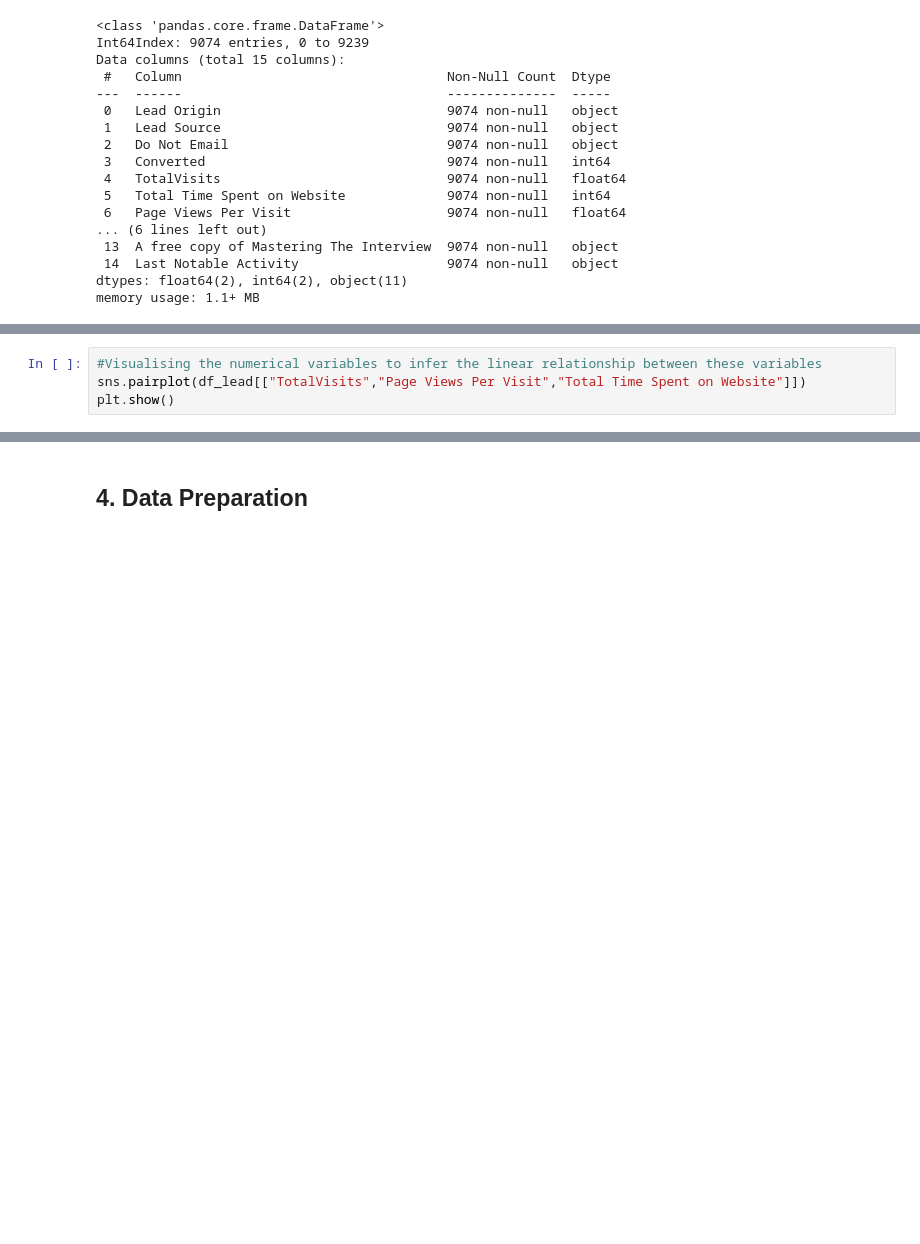
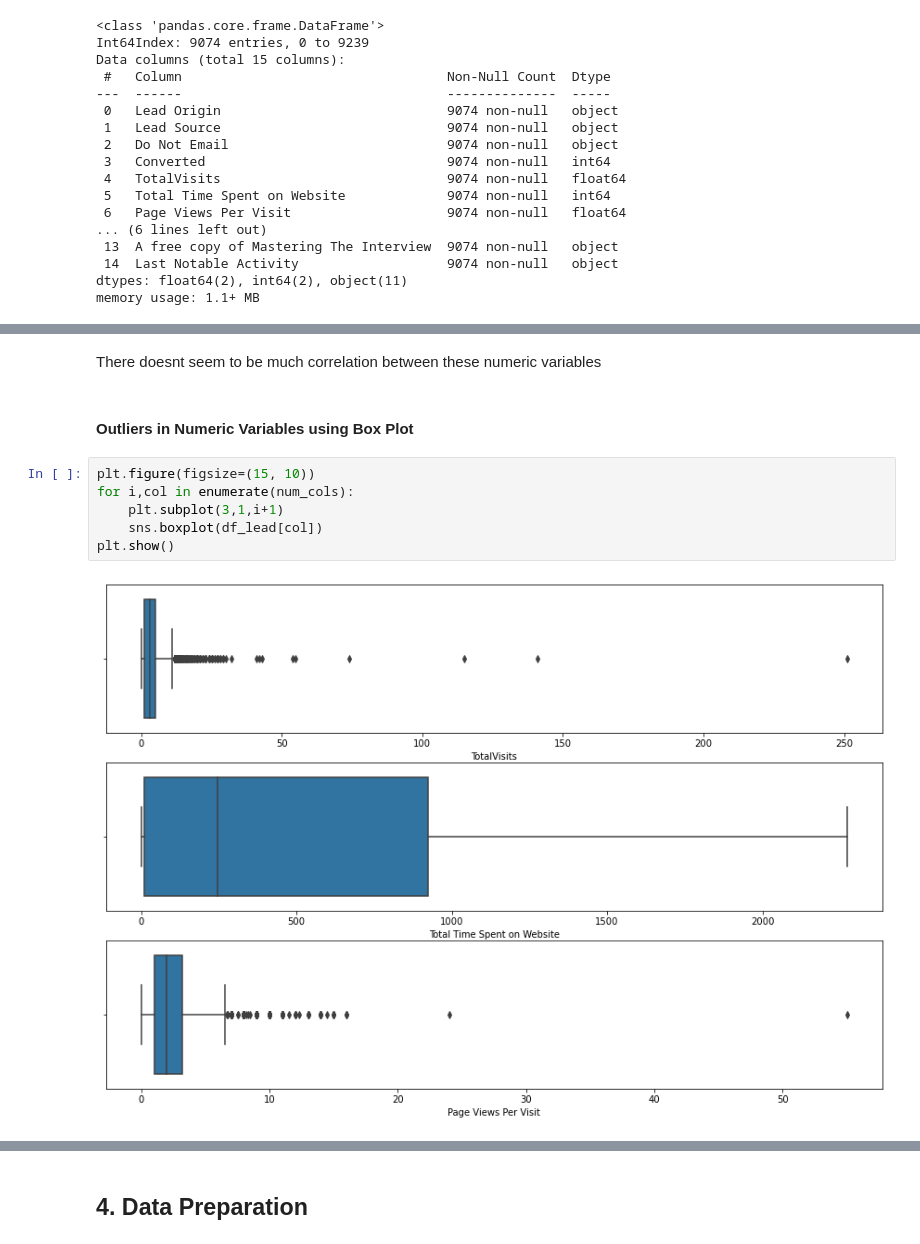
Before and after one commit to aparnakishan/XEducationLeadScore, a Jupyter notebook: LeadScoreXEduCaseStudy.ipynb, the cells around one changed output, grey strips where cells are left out. Cells and saved outputs as stored; diff of their text form; blank space fills up the shorter version.

```diff
--- a/LeadScoreXEduCaseStudy.ipynb
+++ b/LeadScoreXEduCaseStudy.ipynb
@@ -705,4 +693,12 @@ ValueError: Could not interpret input 'Do Not Call'
-# %%
-#Visualising the numerical variables to infer the linear relationship between these variables
-sns.pairplot(df_lead[["TotalVisits","Page Views Per Visit","Total Time Spent on Website"]])
-plt.show()
+# %% [markdown]
+There doesnt seem to be much correlation between these numeric variables
+# %% [markdown]
+#### Outliers in Numeric Variables using Box Plot
+# %%
+plt.figure(figsize=(15, 10))
+for i,col in enumerate(num_cols):
+    plt.subplot(3,1,i+1)
+    sns.boxplot(df_lead[col])
+plt.show()
+# %% [output]
+[figure, added]
```
Also changed, not shown: parts of 54 cells of this notebook.
